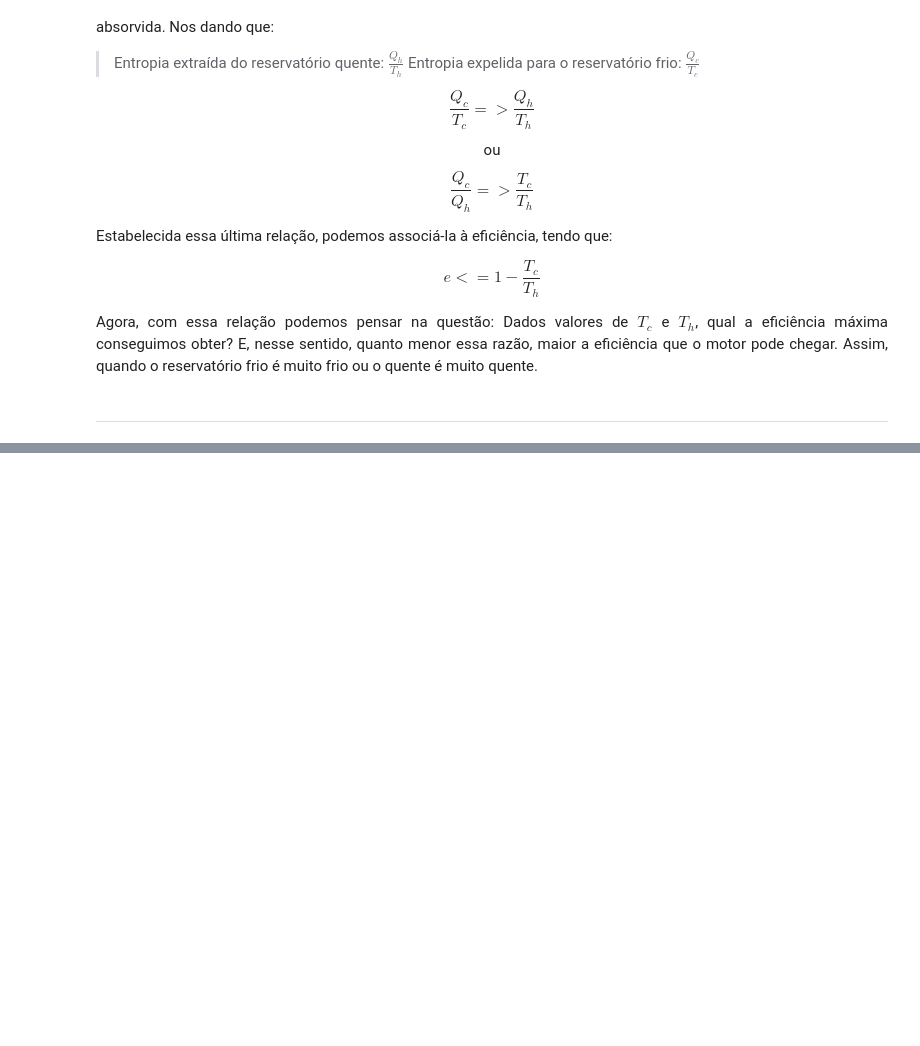
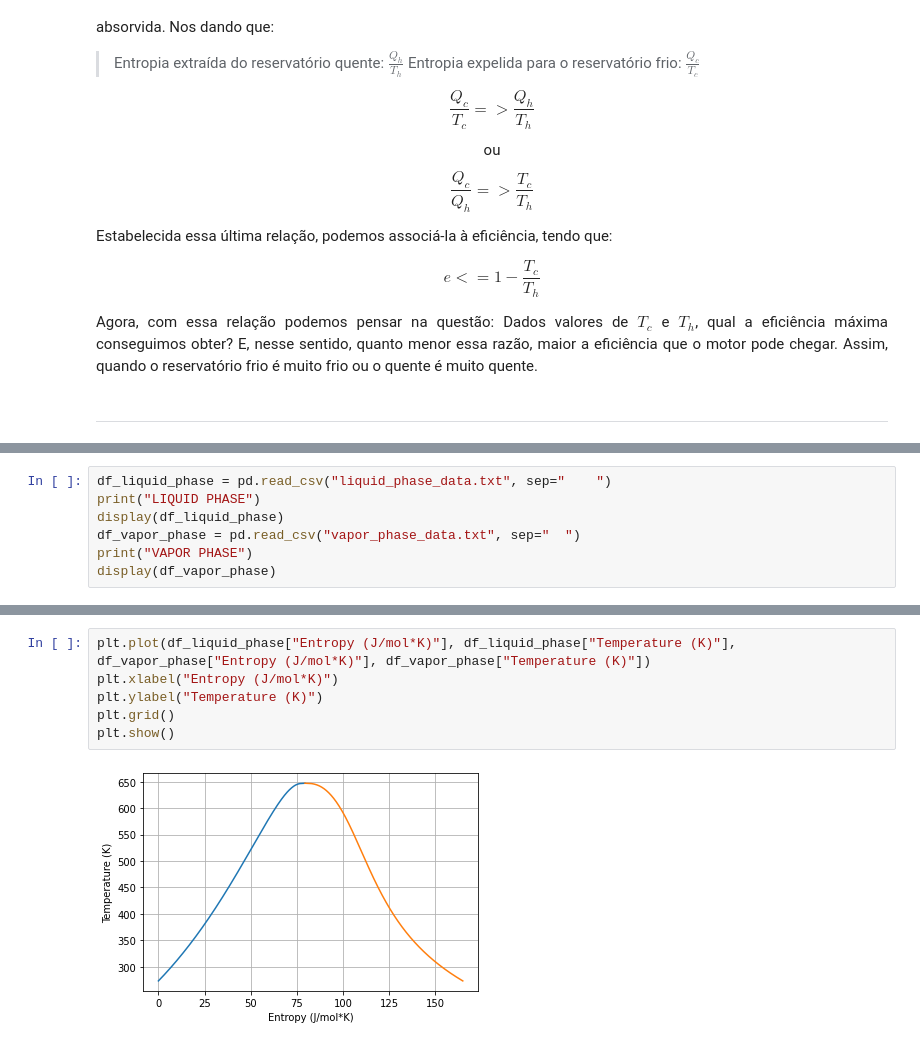
Before and after one commit to viyuetuki/Termodinamica_Avancada, a Jupyter notebook: Desafio 4.ipynb, the cells around one changed output, grey strips where cells are left out. Drawn from its saved outputs; the diff is of its cells as text; blank space fills up the shorter version.

```diff
--- a/Desafio 4.ipynb
+++ b/Desafio 4.ipynb
@@ -124,0 +181,7 @@ $$ \frac{P_1 V_1}{T_1} = \frac{P_2 V_2}{T_2} $$
+# %%
+df_liquid_phase = pd.read_csv("liquid_phase_data.txt", sep="	")
+print("LIQUID PHASE")
+display(df_liquid_phase)
+df_vapor_phase = pd.read_csv("vapor_phase_data.txt", sep="	")
+print("VAPOR PHASE")
+display(df_vapor_phase)
@@ -124,0 +217,8 @@ $$ \frac{P_1 V_1}{T_1} = \frac{P_2 V_2}{T_2} $$
+# %%
+plt.plot(df_liquid_phase["Entropy (J/mol*K)"], df_liquid_phase["Temperature (K)"], df_vapor_phase["Entropy (J/mol*K)"], df_vapor_phase["Temperature (K)"])
+plt.xlabel("Entropy (J/mol*K)")
+plt.ylabel("Temperature (K)")
+plt.grid()
+plt.show()
+# %% [output]
+[figure, added]
```
Also changed, not shown: parts of 15 cells of this notebook, 7 other files.
